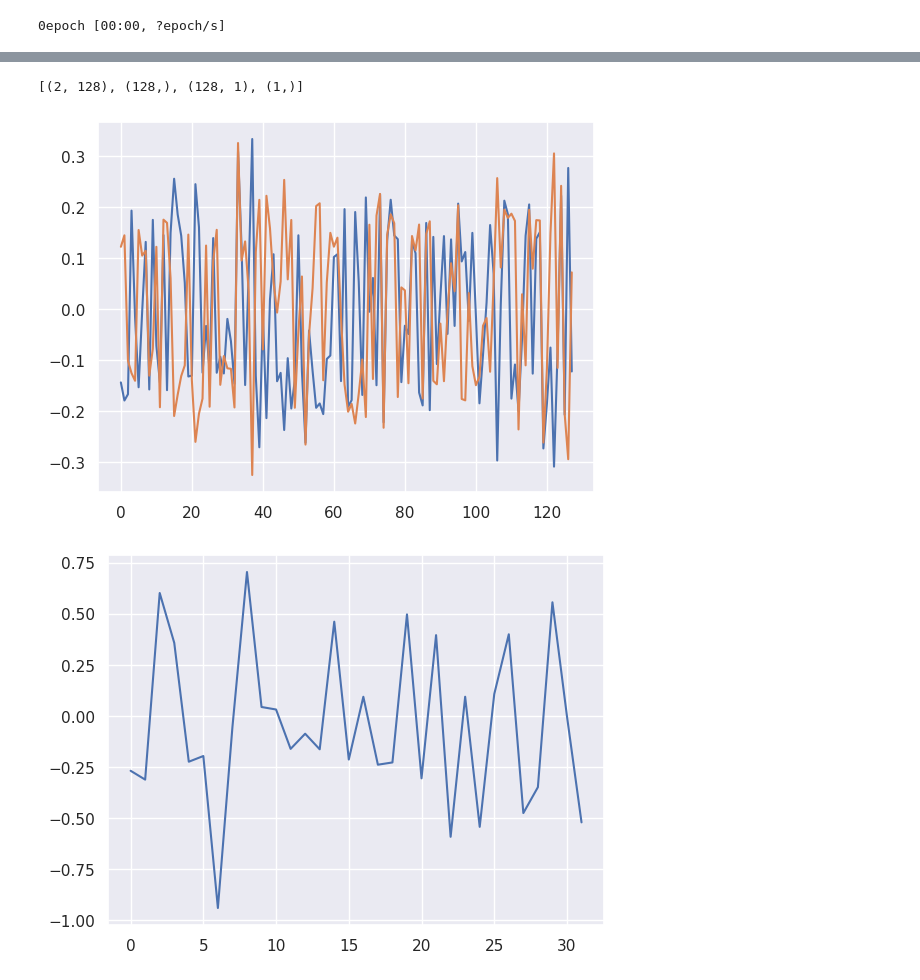
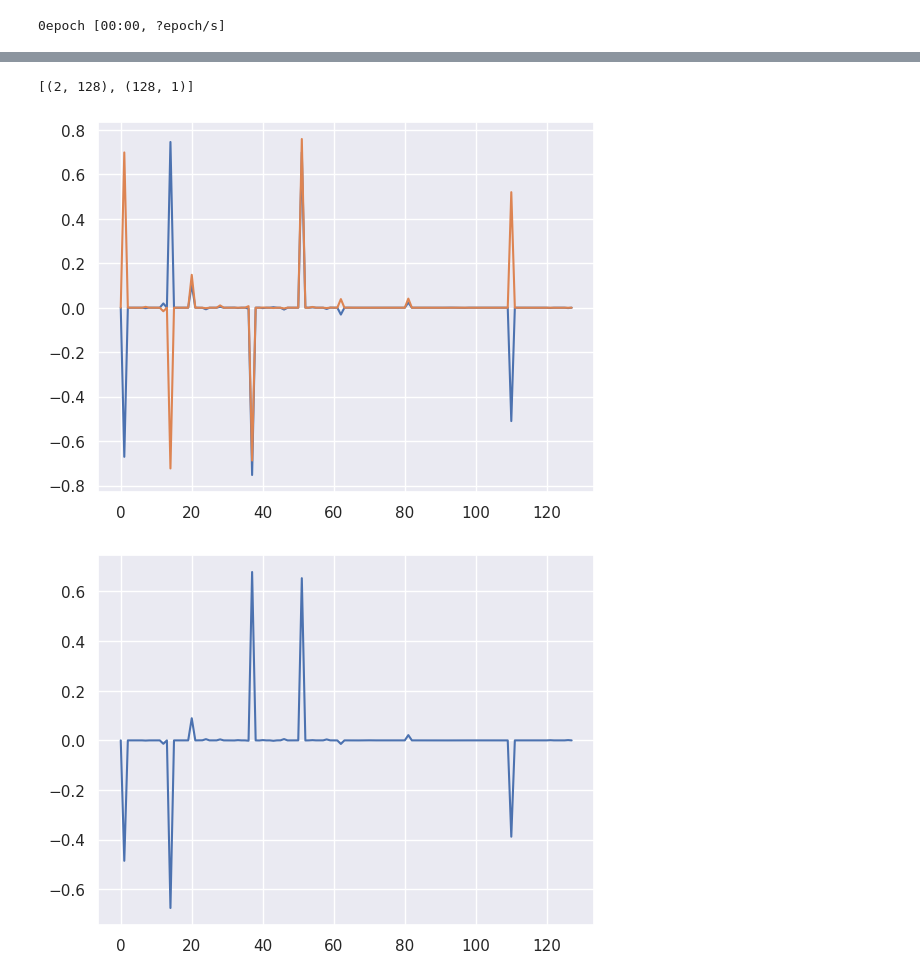
Before and after one commit to FriedChips/dl_basics, a Jupyter notebook: experiments/simple_mlp_arithmetic.ipynb, the cells around one changed output, grey strips where cells are left out. Saved outputs shown, nothing was run; the diff lists cells and outputs as text; code cells hidden in the pictures.

```diff
--- a/experiments/simple_mlp_arithmetic.ipynb
+++ b/experiments/simple_mlp_arithmetic.ipynb
@@ -116,7 +122,7 @@ P["model_name"] = "mlp_01"
 P["model_build_params"] = {
     "input_shape" : (P["SynthNNumbers"]["n"],),
     "layer_units" : [ 128, 1 ],
-    "activations" : [ "relu", "linear" ],
+    "activations" : [ "gelu", "linear" ],
     "use_bias" : False,
 }
 
@@ -133,7 +139,8 @@ model = tf.keras.Sequential([
 
 model.compile(
     loss = "mse",
-    optimizer = tf.keras.optimizers.Adam(learning_rate=1e-2),
+    #optimizer = tf.keras.optimizers.Adam(learning_rate=1e-2),
+    optimizer = tf.keras.optimizers.experimental.AdamW(learning_rate=1e-2, weight_decay=1),
     metrics = [ "mae" ]
 )
 
@@ -165,5 +172,5 @@ Run dir : mlp_01-230412-151757
 # %%
-NUM_EPOCHS = 1024
+NUM_EPOCHS = 1024 * 1
 #lr_sched = utils.Schedule_ExpCos_Segments([[-3,-3, NUM_EPOCHS]])
 
 history = model.fit(
@@ -193,9 +200,9 @@ axs[1].set_ylim(0,0.2);
 # %%
-model.compile(
-    loss = "mse",
-    optimizer = tf.keras.optimizers.Adam(learning_rate=1e-5),
-    metrics = [ "mae" ]
-)
+#model.compile(
+#    loss = "mse",
+#    optimizer = tf.keras.optimizers.Adam(learning_rate=1e-5),
+#    metrics = [ "mae" ]
+#)
 # %%
 #run.save_state(os.path.join(OUTPUT_DIR, P["run_dir"]), P, model)
 # %%
@@ -209,15 +216,15 @@ plt.plot(y)
 # %%
 [ w.shape for w in model.get_weights() ]
 # %% [output]
-[(2, 128), (128,), (128, 1), (1,)]
+[(2, 128), (128, 1)]
 # %%
 plt.plot(model.get_weights()[0].T);
 # %% [output]
-[figure, old version]
+[figure, new version]
 # %%
-plt.plot(model.get_weights()[2]);
+plt.plot(model.get_weights()[1]);
 # %% [output]
-[figure, old version]
+[figure, new version]
 # %%
 x_test = np.array([ [x1, x2] for x2 in np.linspace(-1,1,100) for x1 in np.linspace(-1,1,100) ])
 y_test = np.prod(x_test, axis=-1)
```
Also changed, not shown: parts of 6 cells of this notebook.
